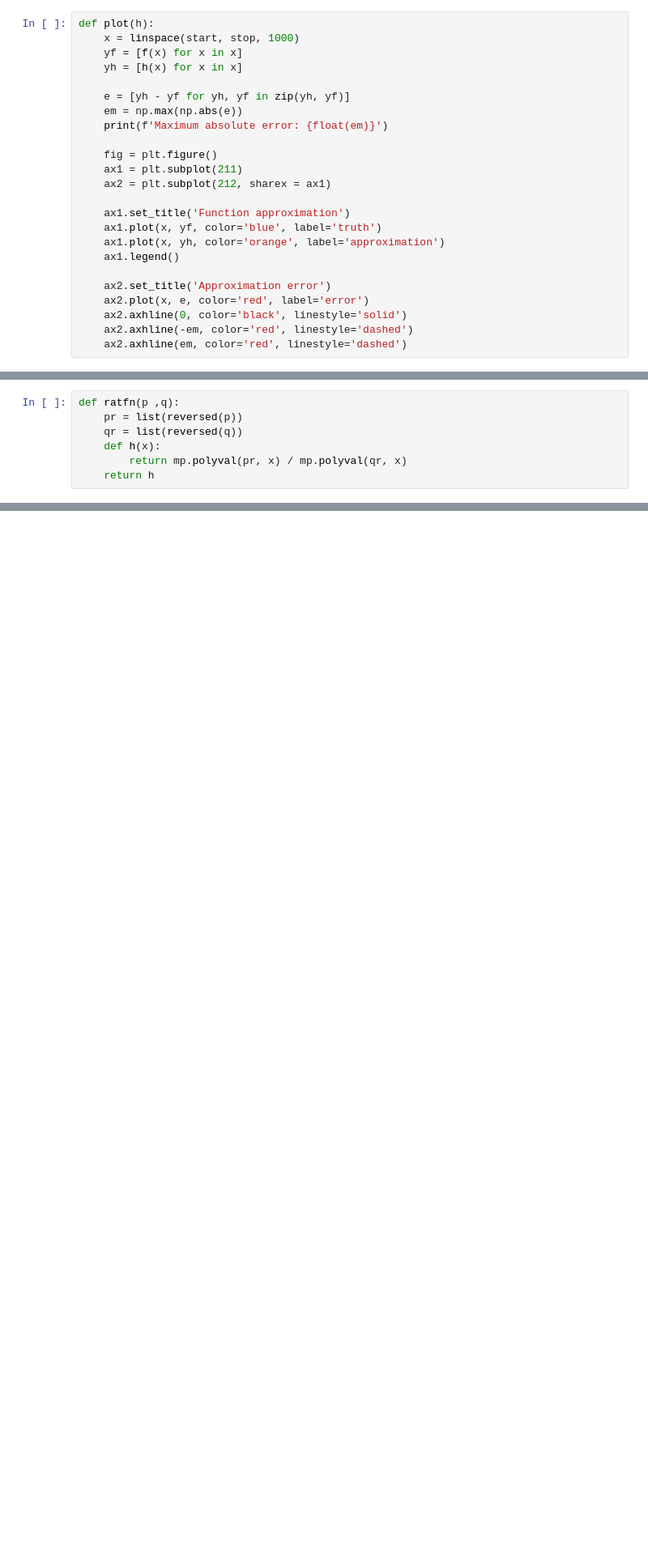
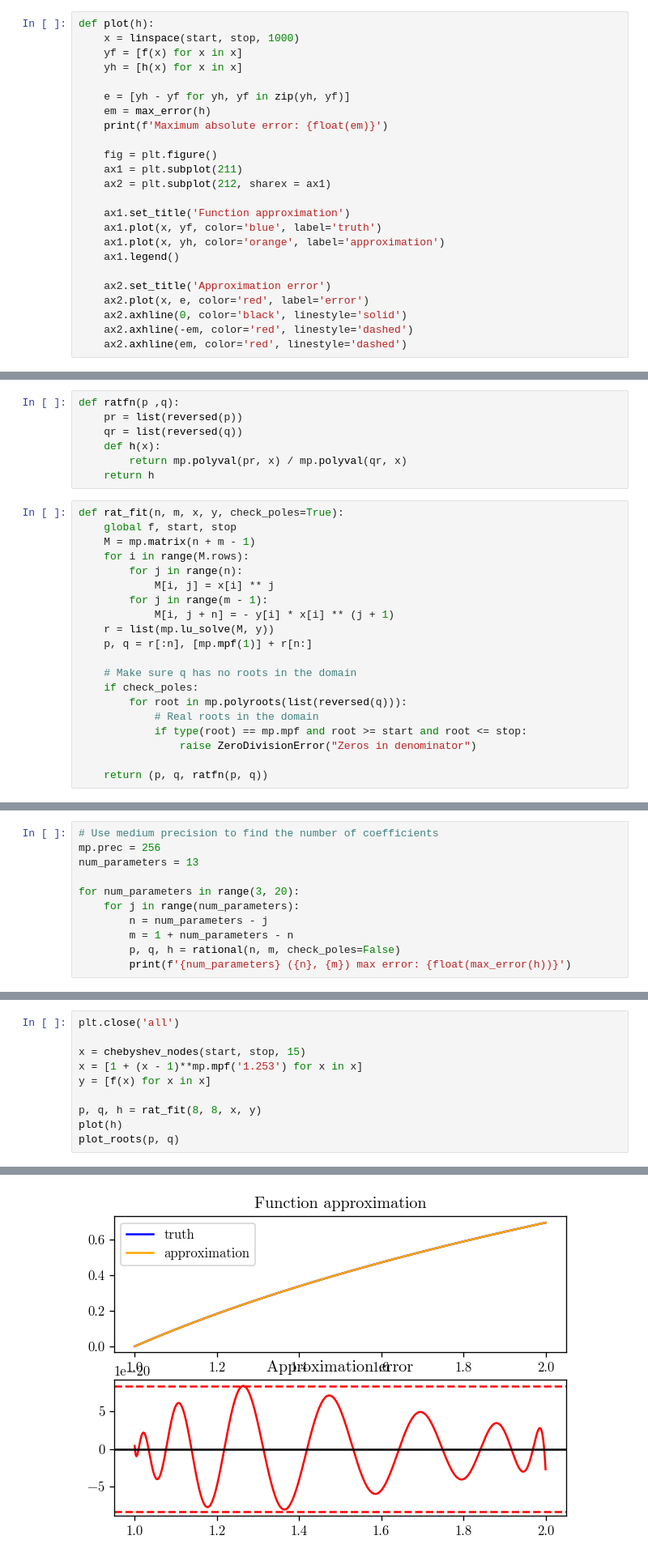
Before and after one commit to recmo/experiment-solexp, a Jupyter notebook: approximate_mpmath.ipynb, the cells around one changed output, grey strips where cells are left out. Shown at 81% size. Saved outputs shown, nothing was run; the diff lists cells and outputs as text; blank space fills up the shorter version.

```diff
--- a/approximate_mpmath.ipynb
+++ b/approximate_mpmath.ipynb
@@ -96,7 +114,7 @@ def plot(h):
     yh = [h(x) for x in x]
 
     e = [yh - yf for yh, yf in zip(yh, yf)]
-    em = np.max(np.abs(e))
+    em = max_error(h)
     print(f'Maximum absolute error: {float(em)}')
 
     fig = plt.figure()
@@ -135,4 +166,24 @@ def ratfn(p ,q):
     def h(x):
         return mp.polyval(pr, x) / mp.polyval(qr, x)
     return h
+# %%
+def rat_fit(n, m, x, y, check_poles=True):
+    global f, start, stop
+    M = mp.matrix(n + m - 1)
+    for i in range(M.rows):
+        for j in range(n):
+            M[i, j] = x[i] ** j
+        for j in range(m - 1):
+            M[i, j + n] = - y[i] * x[i] ** (j + 1)
+    r = list(mp.lu_solve(M, y))
+    p, q = r[:n], [mp.mpf(1)] + r[n:]
+
+    # Make sure q has no roots in the domain
+    if check_poles:
+        for root in mp.polyroots(list(reversed(q))):
+            # Real roots in the domain
+            if type(root) == mp.mpf and root >= start and root <= stop:
+                raise ZeroDivisionError("Zeros in denominator")
+
+    return (p, q, ratfn(p, q))
 # %%
@@ -158,0 +197,11 @@ def rational(n, m):
+# %%
+# Use medium precision to find the number of coefficients
+mp.prec = 256
+num_parameters = 13
+
+for num_parameters in range(3, 20):
+    for j in range(num_parameters):
+        n = num_parameters - j
+        m = 1 + num_parameters - n
+        p, q, h = rational(n, m, check_poles=False)
+        print(f'{num_parameters} ({n}, {m}) max error: {float(max_error(h))}')
@@ -158,0 +226,11 @@ def rational(n, m):
+# %%
+plt.close('all')
+
+x = chebyshev_nodes(start, stop, 15)
+x = [1 + (x - 1)**mp.mpf('1.253') for x in x]
+y = [f(x) for x in x]
+
+p, q, h = rat_fit(8, 8, x, y)
+plot(h)
+plot_roots(p, q)
+# %% [output]
@@ -158,0 +238 @@ def rational(n, m):
+[figure, added]
```
Also changed, not shown: parts of 53 cells of this notebook, 1 other file.
